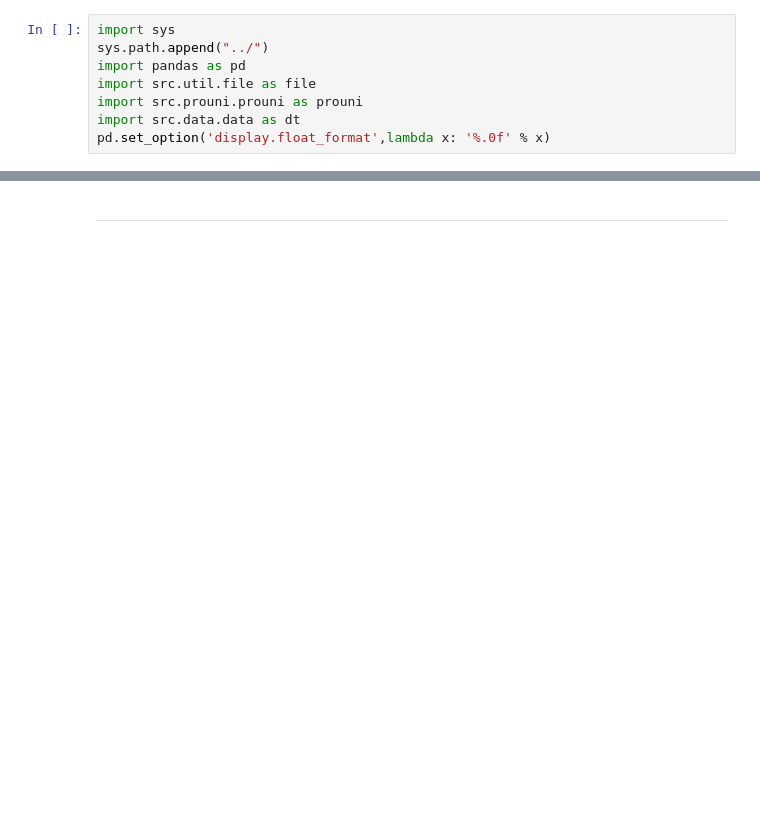
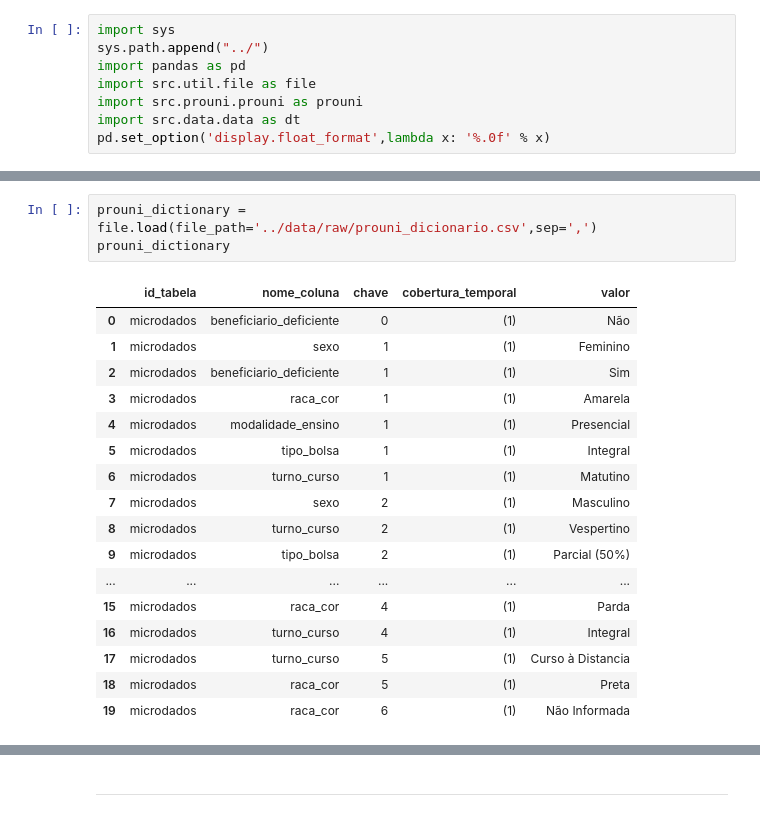
Before and after one commit to jsnpereira-datascience/prouni-analytics, a Jupyter notebook: notebook/data_processing.ipynb, the cells around one changed output, grey strips where cells are left out. Drawn from its saved outputs; the diff is of its cells as text; blank space fills up the shorter version.

```diff
--- a/notebook/data_processing.ipynb
+++ b/notebook/data_processing.ipynb
@@ -32,3 +31,24 @@ dados_ies
 | 6587 | 5030 | Faculdade De Filosofia E Ciencias... | Privada | Privada | Inativa | 5300108 | DF |
 | 6588 | 5042 | Seminario Nacional Itej | Privada | Privada | Inativa | 5300108 | DF |
 6589 rows × 7 columns
+# %%
+prouni_dictionary = file.load(file_path='../data/raw/prouni_dicionario.csv',sep=',')
+prouni_dictionary
+# %% [output]
+|  | id_tabela | nome_coluna | chave | cobertura_temporal | valor |
+| 0 | microdados | beneficiario_deficiente | 0 | (1) | Não |
+| 1 | microdados | sexo | 1 | (1) | Feminino |
+| 2 | microdados | beneficiario_deficiente | 1 | (1) | Sim |
+| 3 | microdados | raca_cor | 1 | (1) | Amarela |
+| 4 | microdados | modalidade_ensino | 1 | (1) | Presencial |
+| 5 | microdados | tipo_bolsa | 1 | (1) | Integral |
+| 6 | microdados | turno_curso | 1 | (1) | Matutino |
+| 7 | microdados | sexo | 2 | (1) | Masculino |
+| 8 | microdados | turno_curso | 2 | (1) | Vespertino |
+| 9 | microdados | tipo_bolsa | 2 | (1) | Parcial (50%) |
+| ... | ... | ... | ... | ... | ... |
+| 15 | microdados | raca_cor | 4 | (1) | Parda |
+| 16 | microdados | turno_curso | 4 | (1) | Integral |
+| 17 | microdados | turno_curso | 5 | (1) | Curso à Distancia |
+| 18 | microdados | raca_cor | 5 | (1) | Preta |
+| 19 | microdados | raca_cor | 6 | (1) | Não Informada |
```
Also changed, not shown: parts of 33 cells of this notebook, 3 other files.
